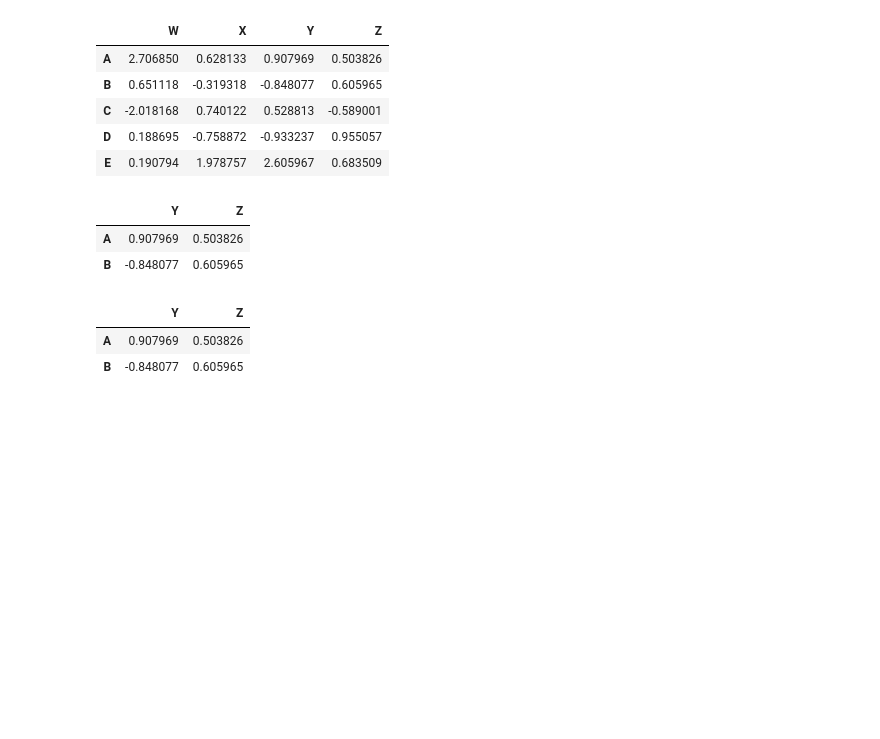
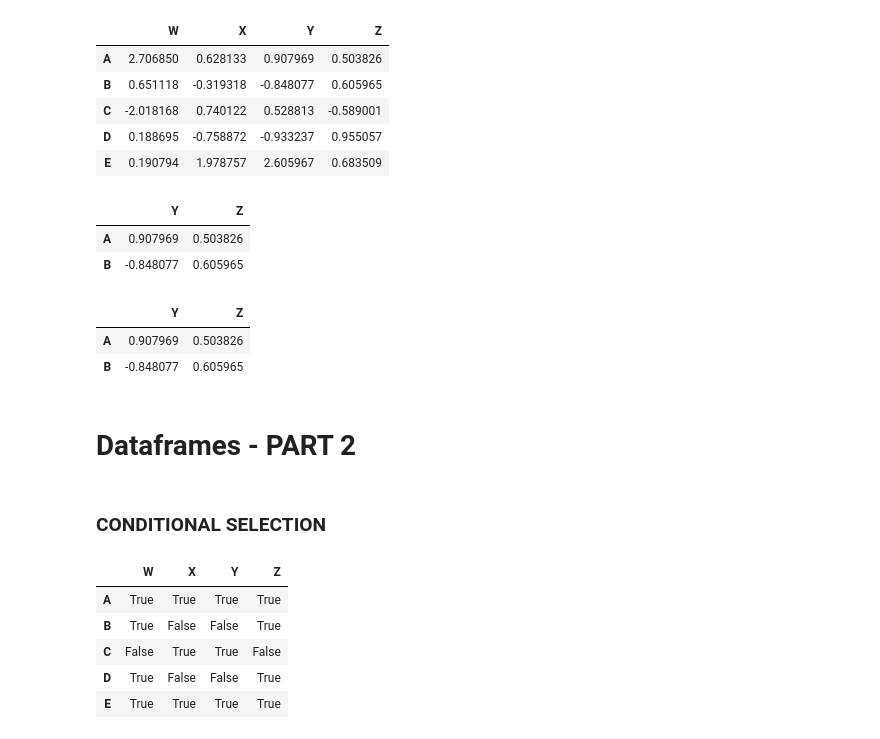
Before and after one commit to btrentini/python_practice, a Jupyter notebook: data_science_bootcamp/#bruno_files/Dataframes.ipynb, the cells around one changed output. Cells and saved outputs as stored; diff of their text form; code cells hidden in the pictures; blank space fills up the shorter version.

Commit message:
DataFrames part 2

```diff
--- a/data_science_bootcamp/#bruno_files/Dataframes.ipynb
+++ b/data_science_bootcamp/#bruno_files/Dataframes.ipynb
@@ -149,3 +149,16 @@ df.iloc[0:2,2:]
 |  | Y | Z |
 | A | 0.907969 | 0.503826 |
 | B | -0.848077 | 0.605965 |
+# %% [markdown]
+# Dataframes - PART 2
+# %% [markdown]
+### CONDITIONAL SELECTION
+# %%
+df > 0
+# %% [output]
+|  | W | X | Y | Z |
+| A | True | True | True | True |
+| B | True | False | False | True |
+| C | False | True | True | False |
+| D | True | False | False | True |
+| E | True | True | True | True |
```
Also changed, not shown: parts of 16 cells of this notebook.
